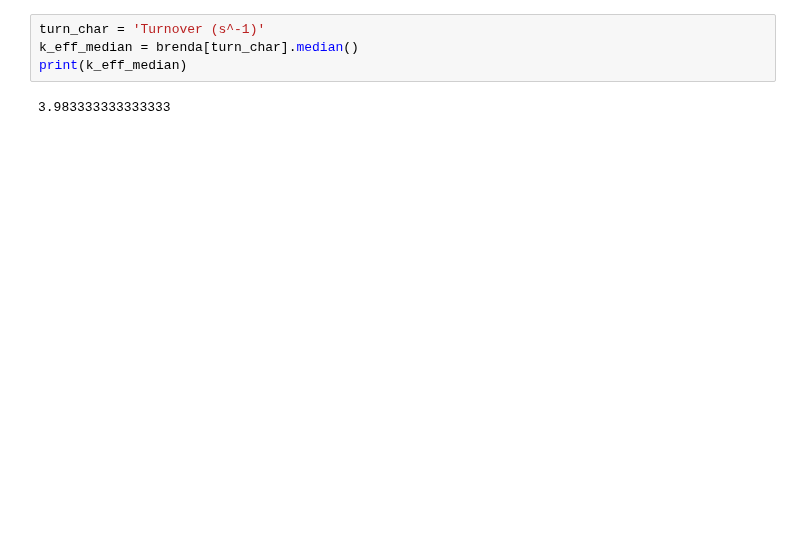
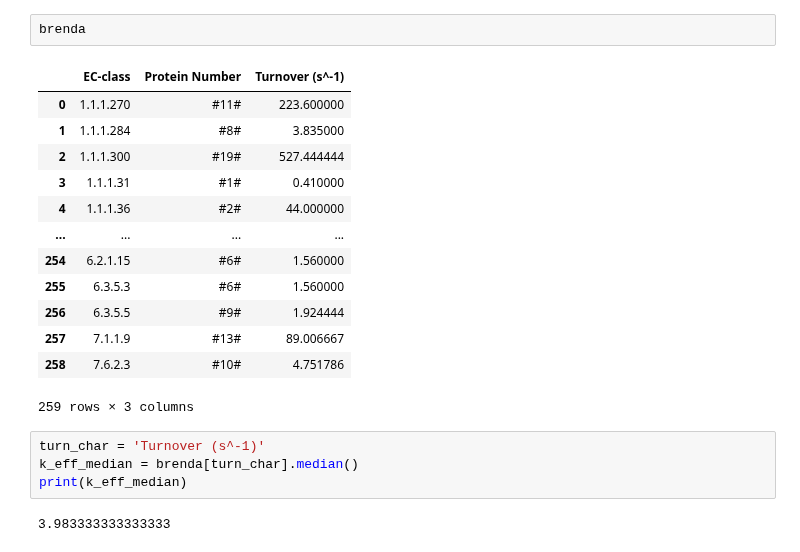
Before and after one commit to hmbaghdassarian/human_me, a Jupyter notebook: notebooks/preanalyses/enzyme_turnover.ipynb, the cells around one changed output. Cells and saved outputs as stored; diff of their text form; blank space fills up the shorter version.

```diff
--- a/notebooks/preanalyses/enzyme_turnover.ipynb
+++ b/notebooks/preanalyses/enzyme_turnover.ipynb
@@ -72,3 +71,19 @@ brenda.to_csv(local_data_path + 'processed/brenda_keff.csv')
+# %%
+brenda
+# %% [output]
+|  | EC-class | Protein Number | Turnover (s^-1) |
+| 0 | 1.1.1.270 | #11# | 223.600000 |
+| 1 | 1.1.1.284 | #8# | 3.835000 |
+| 2 | 1.1.1.300 | #19# | 527.444444 |
+| 3 | 1.1.1.31 | #1# | 0.410000 |
+| 4 | 1.1.1.36 | #2# | 44.000000 |
+| ... | ... | ... | ... |
+| 254 | 6.2.1.15 | #6# | 1.560000 |
+| 255 | 6.3.5.3 | #6# | 1.560000 |
+| 256 | 6.3.5.5 | #9# | 1.924444 |
+| 257 | 7.1.1.9 | #13# | 89.006667 |
+| 258 | 7.6.2.3 | #10# | 4.751786 |
+259 rows × 3 columns
 # %%
 turn_char = 'Turnover (s^-1)'
 k_eff_median = brenda[turn_char].median()
```
Also changed, not shown: parts of 6 cells of this notebook, 9 other files.
